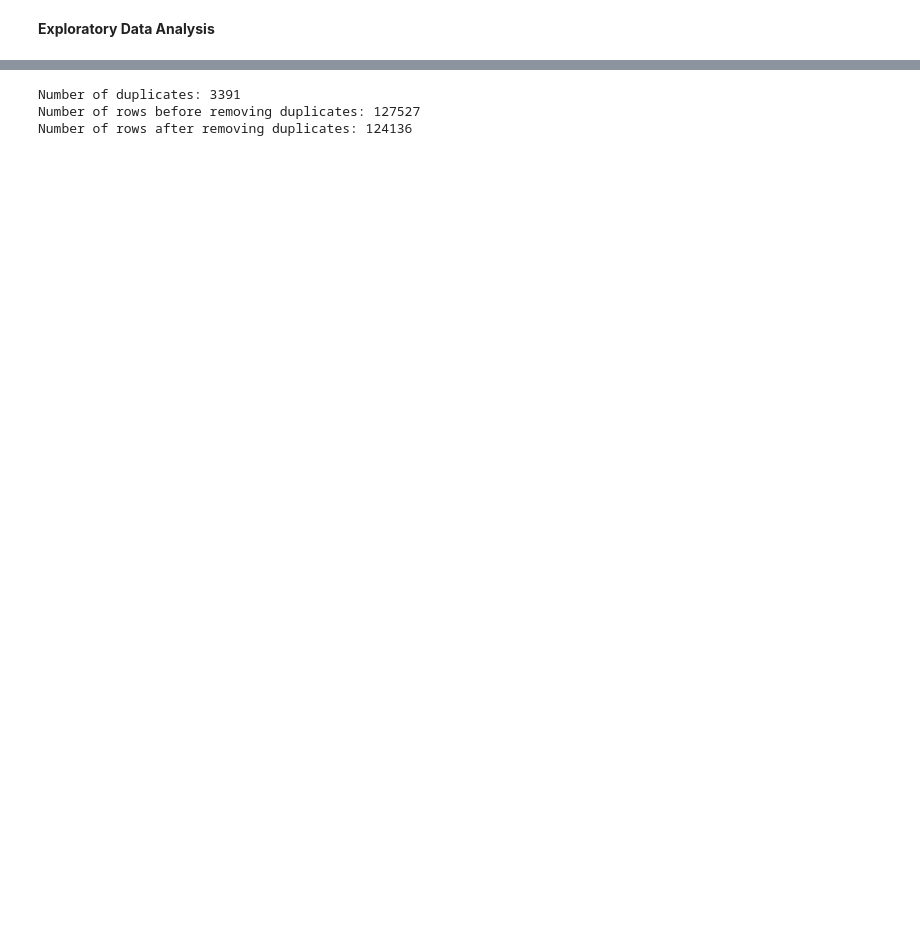
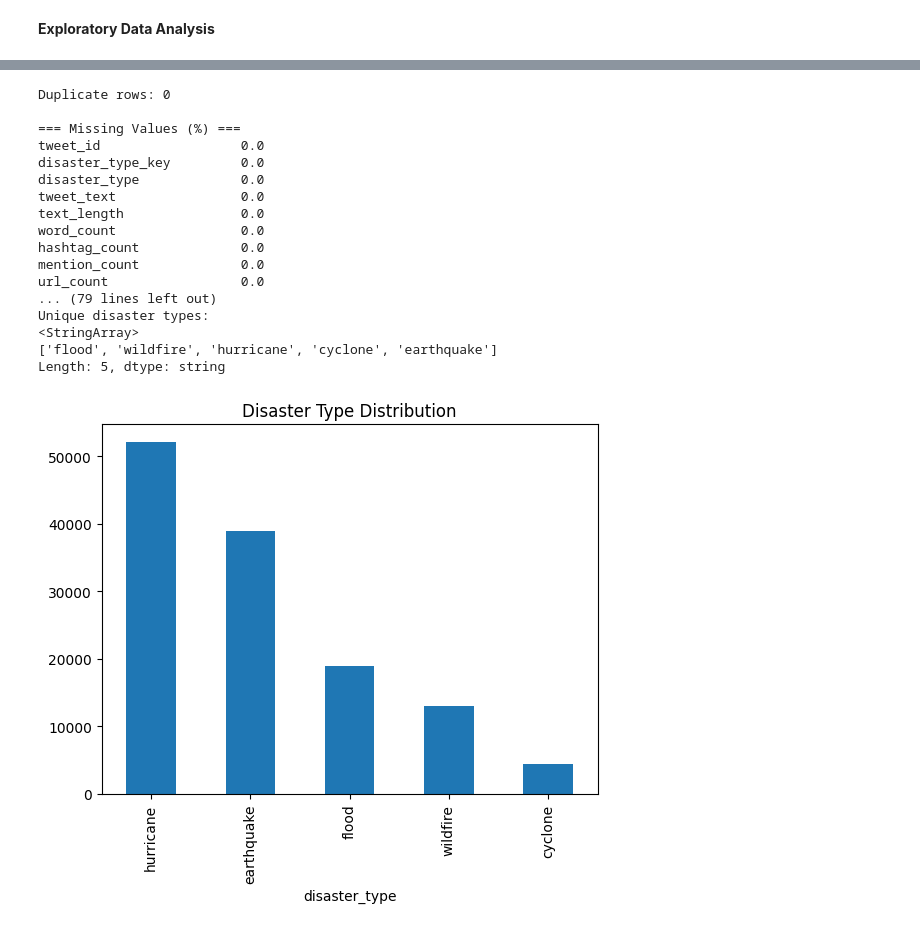
Before and after one commit to noirsa/BDM, a Jupyter notebook: notebooks/Consumption Zone/1. natural_disaster_tweet_classifier.ipynb, the cells around one changed output, grey strips where cells are left out. Drawn from its saved outputs; the diff is of its cells as text; code cells hidden in the pictures; blank space fills up the shorter version.

Commit message:
Implemented Natural Disaster Tweet Classifier

```diff
--- a/notebooks/Consumption Zone/1. natural_disaster_tweet_classifier.ipynb
+++ b/notebooks/Consumption Zone/1. natural_disaster_tweet_classifier.ipynb
@@ -84,12 +66,66 @@ memory usage: 10.9 MB
 # %%
-# There are 3391 duplicated rows in the dataset, which can harm the training process
-print(f"Number of duplicates: {sum(df.duplicated())}")
+# 1. Duplicates
+print(f"Duplicate rows: {df.duplicated().sum()}")
+print()
 
-# We remove these rows
-print(f"Number of rows before removing duplicates: {len(df)}")
-df = df[~df.duplicated()]
-print(f"Number of rows after removing duplicates: {len(df)}")
+# 2. Missing values
+print("=== Missing Values (%) ===")
+print((df.isnull().mean() * 100).sort_values(ascending=False))
+print()
+
+# 3. Label distribution
+print("=== Disaster Type Distribution (%) ===")
+print((df["disaster_type"].value_counts(normalize=True) * 100))
+print()
+
+# 4. Basic dataset info
+print("=== Dataset Info ===")
+print(df.info())
+print()
+
+# 5. Feature statistics
+print("=== Numerical Feature Summary ===")
+print(df.describe())
+print()
+
+# 6. Binary column sanity check
+binary_cols = ["contains_youtube", "contains_alert_keyword"]
+for col in binary_cols:
+    print(f"{col} values:", df[col].value_counts().to_dict())
+
+print()
+
+# 7. Text sanity checks
+print("Empty tweets:", (df["tweet_text"].str.strip() == "").sum())
+print("Very short tweets (<5 chars):", (df["tweet_text"].str.len() < 5).sum())
+print()
+
+# 8. Label cleanup check
+print("Unique disaster types:")
+print(df["disaster_type"].unique())
+print()
+
+# 9. Quick visualization
+plt.figure()
+df["disaster_type"].value_counts().plot(kind="bar")
+plt.title("Disaster Type Distribution")
+plt.show()
 # %% [output]
-Number of duplicates: 3391
-Number of rows before removing duplicates: 127527
-Number of rows after removing duplicates: 124136
+Duplicate rows: 0
+
+=== Missing Values (%) ===
+tweet_id                  0.0
+disaster_type_key         0.0
+disaster_type             0.0
+tweet_text                0.0
+text_length               0.0
+word_count                0.0
+hashtag_count             0.0
+mention_count             0.0
+url_count                 0.0
+... (79 lines left out)
+Unique disaster types:
+<StringArray>
+['flood', 'wildfire', 'hurricane', 'cyclone', 'earthquake']
+Length: 5, dtype: string
+[figure, added]
```
Also changed, not shown: parts of 20 cells of this notebook.
